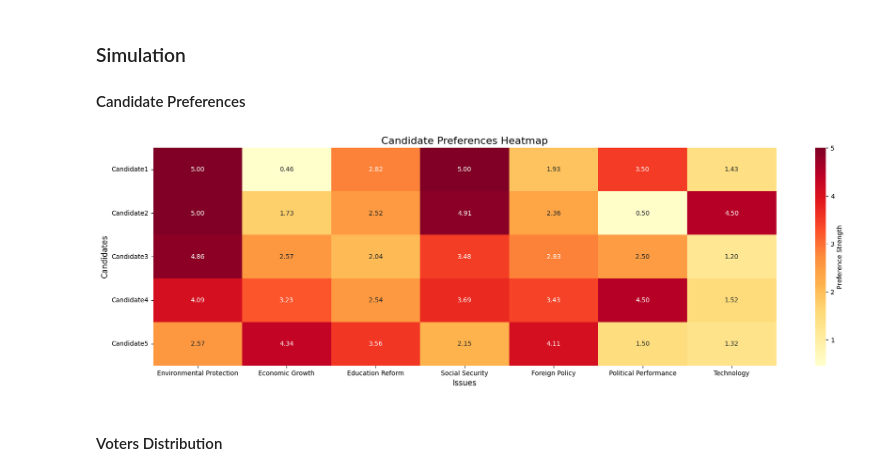
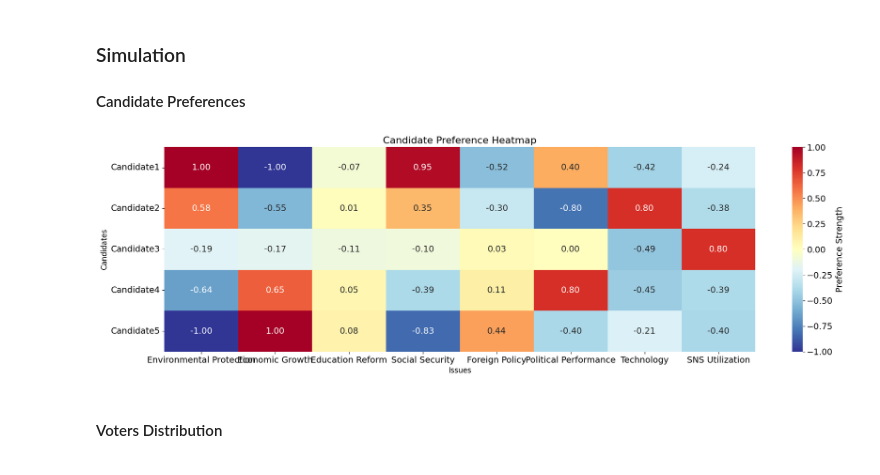
Before and after one commit to kentaro/bidirectional-quadratic-voting, a Jupyter notebook: experiments.ipynb, the cells around one changed output. Cells and saved outputs as stored; diff of their text form; code cells hidden in the pictures.

```diff
--- a/experiments.ipynb
+++ b/experiments.ipynb
@@ -133,8 +142,7 @@ import numpy as np
 np.random.seed(42)
 
 # Setting up issues
-# Setting up issues
-issues = ['Environmental Protection', 'Economic Growth', 'Education Reform', 'Social Security', 'Foreign Policy', 'Political Performance', 'Technology']
+issues = ['Environmental Protection', 'Economic Growth', 'Education Reform', 'Social Security', 'Foreign Policy', 'Political Performance', 'Technology', 'SNS Utilization']
 num_issues = len(issues)
 
 # Setting up candidates
@@ -159,46 +167,40 @@ voter_distributions = ['normal', 'bimodal', 'skewed_left', 'skewed_right']
 # %%
 import matplotlib.pyplot as plt
 import seaborn as sns
 import numpy as np
 
-# データの準備
-issues = ['Environmental Protection', 'Economic Growth', 'Education Reform', 'Social Security', 'Foreign Policy', 'Political Performance', 'Technology']
+# Use variables defined in the previous cell
 candidates = ['Candidate1', 'Candidate2', 'Candidate3', 'Candidate4', 'Candidate5']
 ideology_range = [-1.00, -0.50, 0.00, 0.50, 1.00]
 
-data = np.array([
-    [5.00, 0.46, 2.82, 5.00, 1.93, 3.50, 1.43],
-    [5.00, 1.73, 2.52, 4.91, 2.36, 0.50, 4.50],
-    [4.86, 2.57, 2.04, 3.48, 2.83, 2.50, 1.20],
-    [4.09, 3.23, 2.54, 3.69, 3.43, 4.50, 1.52],
-    [2.57, 4.34, 3.56, 2.15, 4.11, 1.50, 1.32]
-])
+# Use candidate_preferences
+data = candidate_preferences
 
-# ヒートマップの作成
+# Create heatmap
 plt.figure(figsize=(20, 6))
-ax = sns.heatmap(data, annot=True, cmap="YlOrRd", fmt=".2f",
+ax = sns.heatmap(data, annot=True, cmap="RdYlBu_r", fmt=".2f",
                  xticklabels=issues, yticklabels=candidates,
                  cbar_kws={'label': 'Preference Strength'})
 
-plt.title("Candidate Preferences Heatmap", fontsize=16)
+plt.title("Candidate Preference Heatmap", fontsize=16)
 plt.xlabel("Issues", fontsize=12)
 plt.ylabel("Candidates", fontsize=12)
 
-# 横軸のラベルを水平に配置
+# Place x-axis labels horizontally
 plt.xticks(rotation=0, ha='center')
 
-# 縦軸のラベルを横向きに配置
+# Place y-axis labels horizontally
 ax.set_yticklabels(ax.get_yticklabels(), rotation=0, ha='right')
 
-# レイアウトの調整
+# Adjust layout
 plt.tight_layout()
 
-# x軸のラベルの位置を調整
+# Adjust position of x-axis labels
 plt.subplots_adjust(bottom=0.15, left=0.15)
 
 plt.show()
 # %% [output]
-[figure, old version]
+[figure, new version]
 # %% [markdown]
 #### Voters Distribution
 # %%
```
Also changed, not shown: parts of 3 cells of this notebook.
